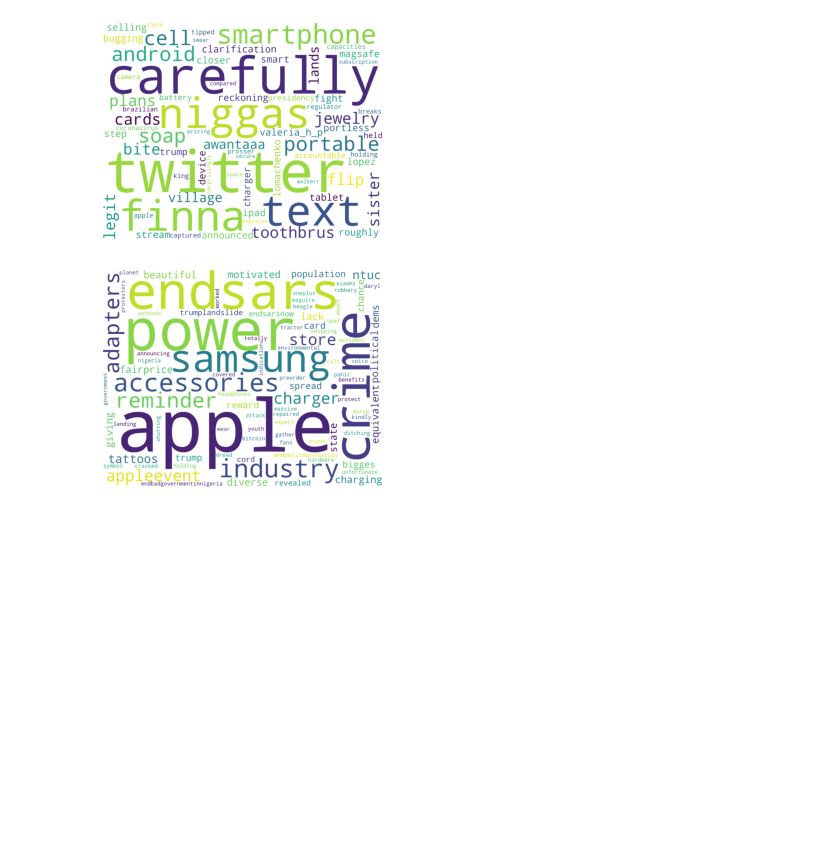
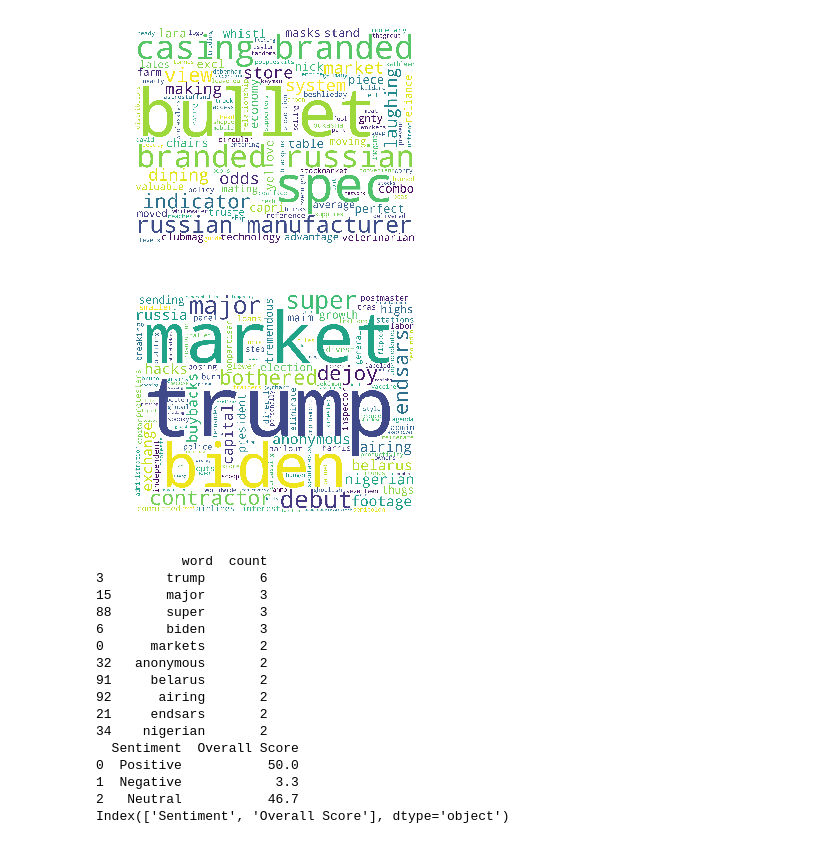
Before and after one commit to benedictthen1/FYP-IS484, a Jupyter notebook: analytics.ipynb, the cells around one changed output. Cells and saved outputs as stored; diff of their text form; code cells hidden in the pictures; blank space fills up the shorter version.

```diff
--- a/analytics.ipynb
+++ b/analytics.ipynb
@@ -217,7 +226,7 @@ def twt_top_mentioned(df,query):
 
 
     df = pd.DataFrame(list(counts.items()),columns = ['word','count'])
-    df = df.sort_values(['count'], ascending=[False])[0:10]
+    df = df.sort_values(['count'], ascending=[False])
 
     return df
 
@@ -267,15 +297,35 @@ news_wordcloud(get_everything('apple stock', 'bbc-news'), 'apple stock')  # call
 # %%
-tweets_recent = tweet_search('iphone', 'recent')[['Tweets', 'Sentiment']][0:5]
-tweets_pop =  tweet_search('iphone', 'popular')[['Tweets', 'Sentiment']][0:5]
+tweets_recent = tweet_search('stock', 'recent')[['Tweets', 'Sentiment']][0:5]
+tweets_pop =  tweet_search('stock', 'popular')[['Tweets', 'Sentiment']][0:5]
 
-topword_recent = twt_top_mentioned(tweet_search('iphone', 'recent'), 'iphone')
-topword_pop = twt_top_mentioned(tweet_search('iphone', 'popular'), 'iphone')
+topword_recent = twt_top_mentioned(tweet_search('stock', 'recent'), 'stock')[0:10]
+topword_pop = twt_top_mentioned(tweet_search('stock', 'popular'), 'stock')[0:10]
 
-overall_sent_recent= overallsentiment(tweet_search('iphone', 'recent'))
-overall_sent_pop = overallsentiment(tweet_search('iphone', 'popular'))
+overall_sent_recent= overallsentiment(tweet_search('stock', 'recent'))
+overall_sent_pop = overallsentiment(tweet_search('stock', 'popular'))
 
-twt_wordcloud(tweet_search('iphone', 'recent'),'iphone')
-twt_wordcloud(tweet_search('iphone', 'popular'),'iphone')
+twt_wordcloud(tweet_search('stock', 'recent'),'stock')
+twt_wordcloud(tweet_search('stock', 'popular'),'stock')
+
+print(topword_pop)
+print(overall_sent_pop)
+print( twt_top_mentioned(tweet_search('stock', 'popular'))
 # %% [output]
-[figure, old version]
+[figure, new version]
-[figure, old version]
+[figure, new version]
+           word  count
+3        trump       6
+15       major       3
+88       super       3
+6        biden       3
+0      markets       2
+32   anonymous       2
+91     belarus       2
+92      airing       2
+21     endsars       2
+34    nigerian       2
+  Sentiment  Overall Score
+0  Positive           50.0
+1  Negative            3.3
+2   Neutral           46.7
+Index(['Sentiment', 'Overall Score'], dtype='object')
```
Also changed, not shown: parts of 8 cells of this notebook, 40 other files.
